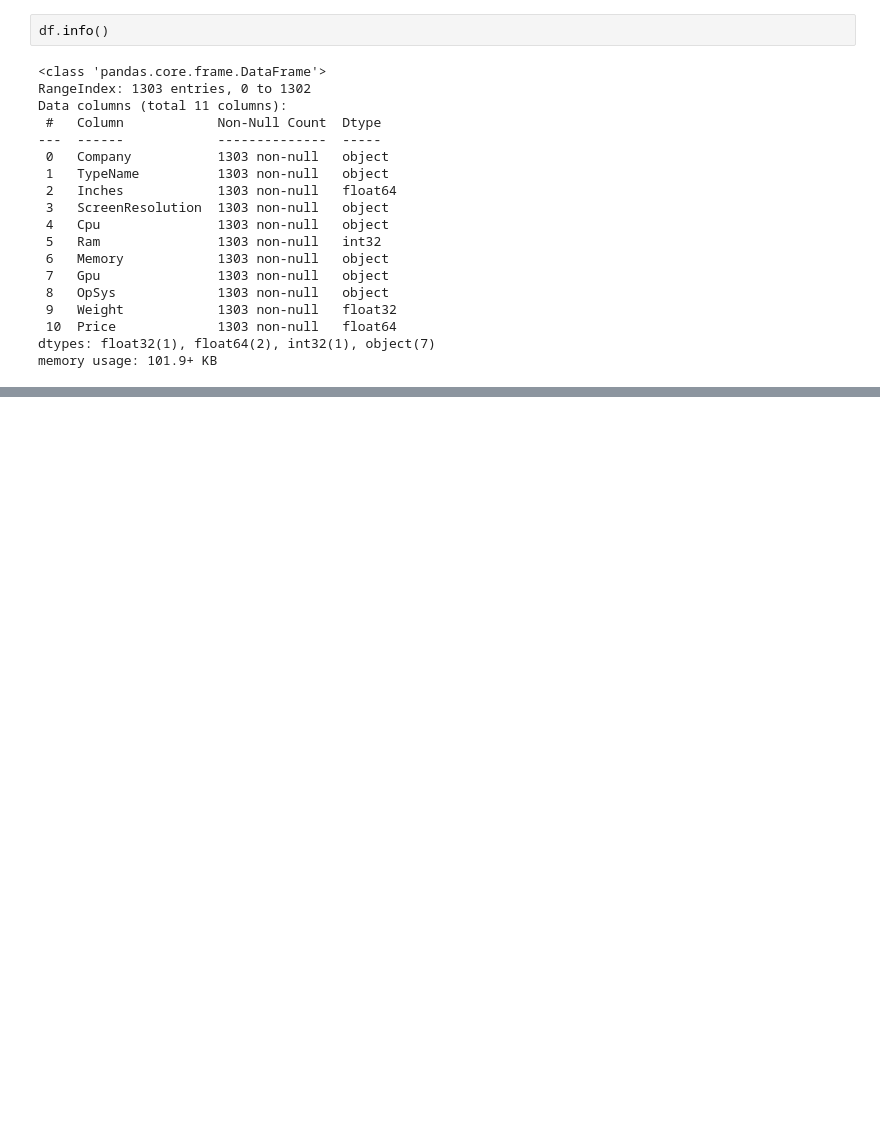
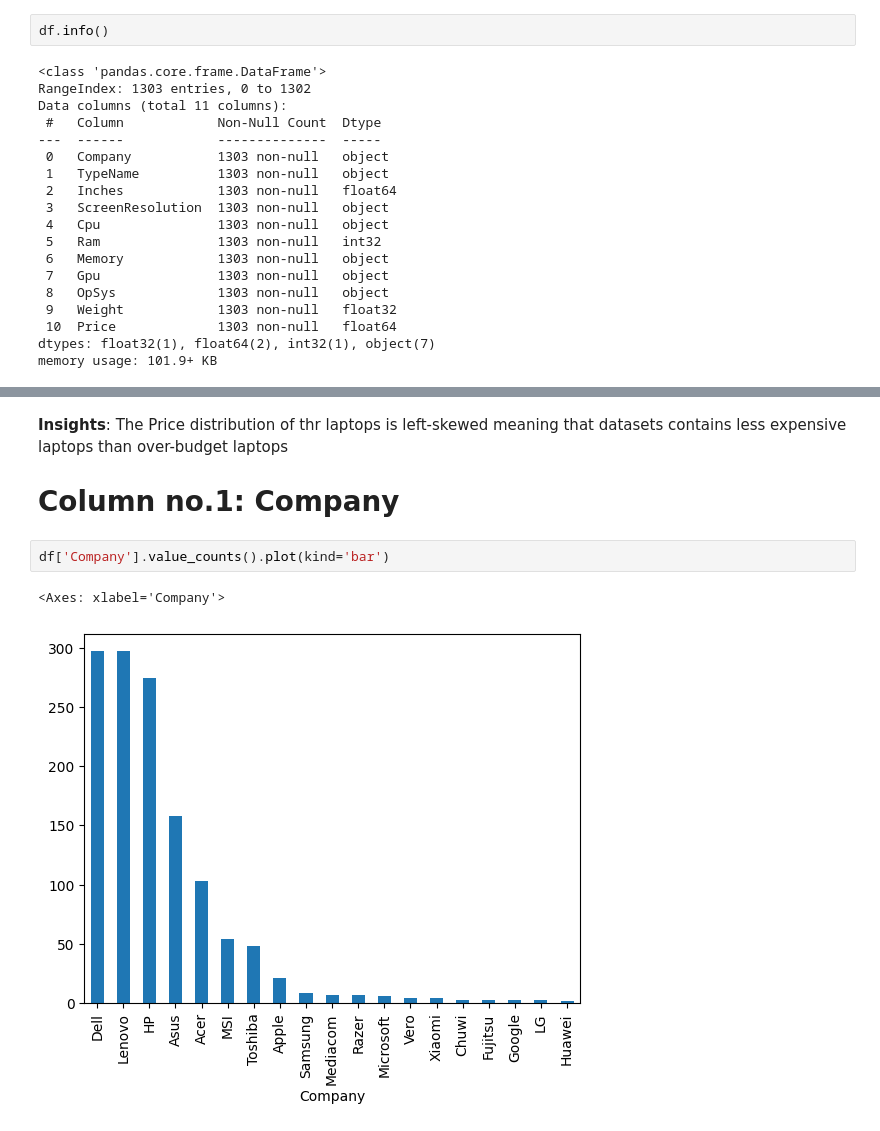
Before and after one commit to Hassan13361/Laptop-Price-Predicter, a Jupyter notebook: Laptop-Price-Predictor.ipynb, the cells around one changed output, grey strips where cells are left out. Saved outputs shown, nothing was run; the diff lists cells and outputs as text; blank space fills up the shorter version.

```diff
--- a/Laptop-Price-Predictor.ipynb
+++ b/Laptop-Price-Predictor.ipynb
@@ -102,0 +117,9 @@ memory usage: 101.9+ KB
+# %% [markdown]
+**Insights**: The Price distribution of thr laptops is left-skewed meaning that datasets contains less expensive laptops than over-budget laptops
+
+# Column no.1: Company
+# %%
+df['Company'].value_counts().plot(kind='bar')
+# %% [output]
+<Axes: xlabel='Company'>
+[figure, added]
```
Also changed, not shown: parts of 100 cells of this notebook.
